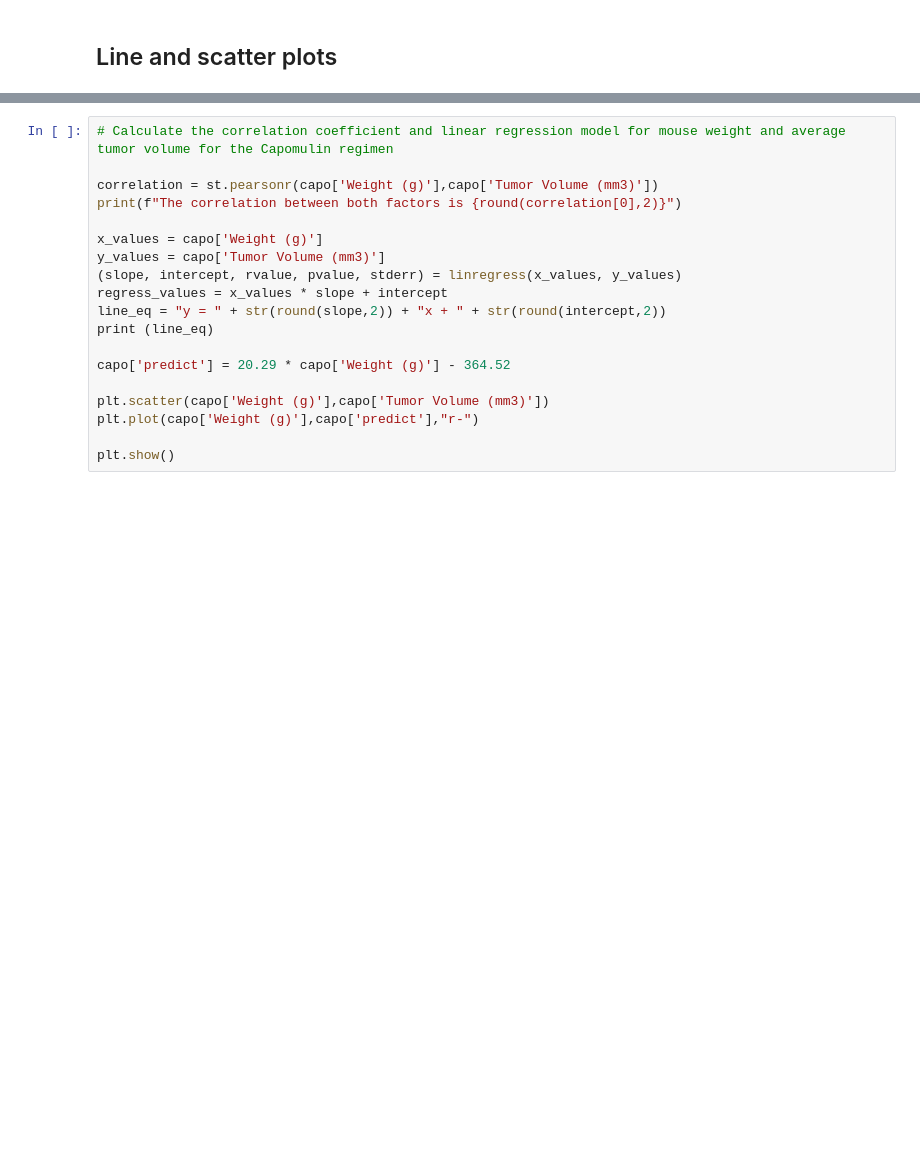
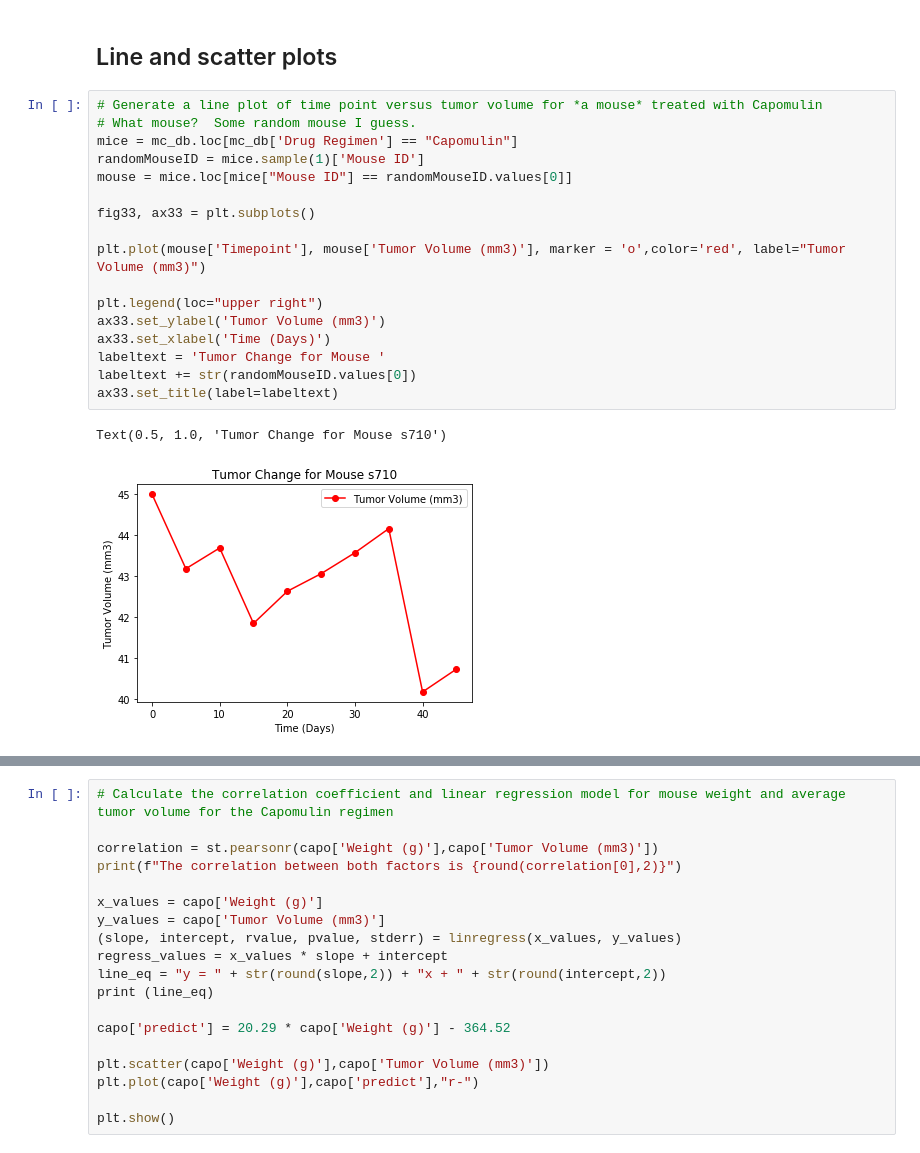
Before and after one commit to projekt888/Pymaceuticals, a Jupyter notebook: pymaceuticals_starter.ipynb, the cells around one changed output, grey strips where cells are left out. Cells and saved outputs as stored; diff of their text form; blank space fills up the shorter version.

```diff
--- a/pymaceuticals_starter.ipynb
+++ b/pymaceuticals_starter.ipynb
@@ -177,2 +181,22 @@ plt.show()
 # %% [markdown]
 ## Line and scatter plots
+# %%
+# Generate a line plot of time point versus tumor volume for *a mouse* treated with Capomulin
+# What mouse?  Some random mouse I guess.
+mice = mc_db.loc[mc_db['Drug Regimen'] == "Capomulin"]
+randomMouseID = mice.sample(1)['Mouse ID']
+mouse = mice.loc[mice["Mouse ID"] == randomMouseID.values[0]]
+
+fig33, ax33 = plt.subplots()
+
+plt.plot(mouse['Timepoint'], mouse['Tumor Volume (mm3)'], marker = 'o',color='red', label="Tumor Volume (mm3)")
+
+plt.legend(loc="upper right")
+ax33.set_ylabel('Tumor Volume (mm3)')
+ax33.set_xlabel('Time (Days)')
+labeltext = 'Tumor Change for Mouse '
+labeltext += str(randomMouseID.values[0])
+ax33.set_title(label=labeltext)
+# %% [output]
+Text(0.5, 1.0, 'Tumor Change for Mouse s710')
+[figure, added]
```
Also changed, not shown: parts of 6 cells of this notebook.
